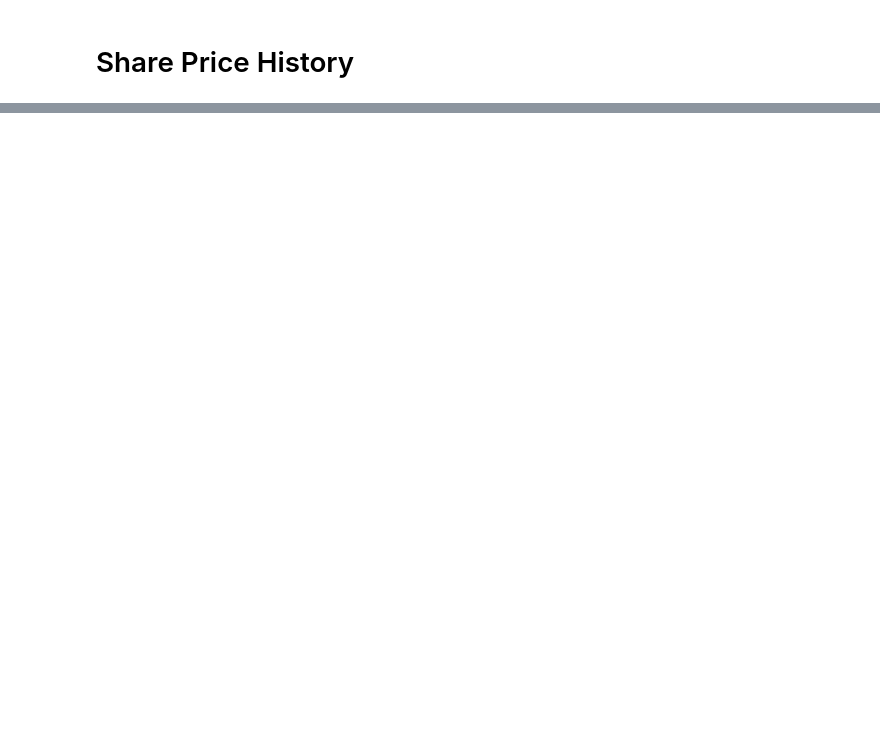
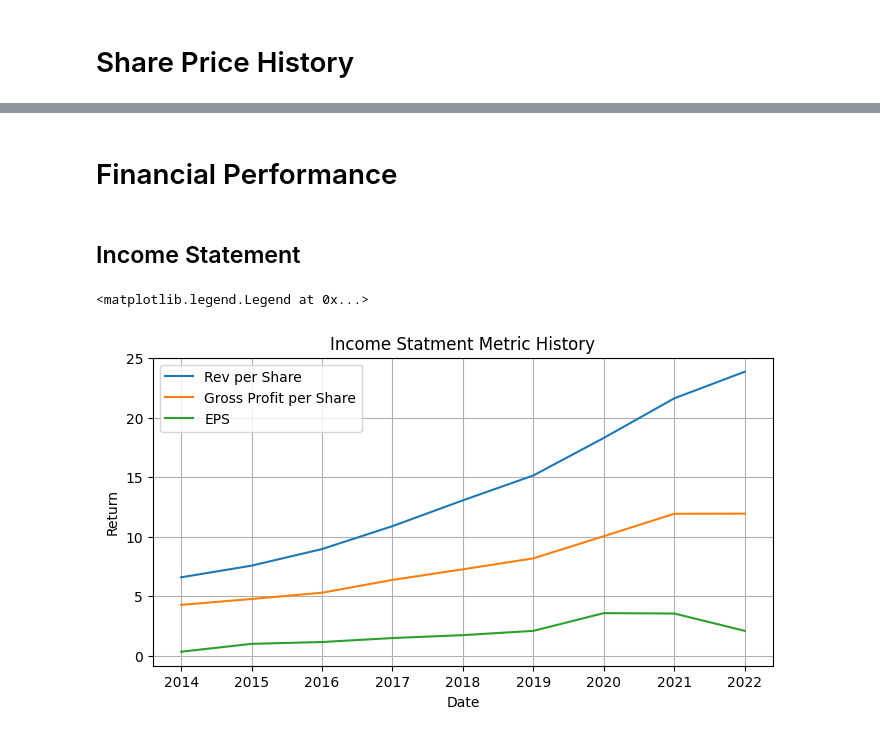
Before and after one commit to BrendanSkyLiang/brendans_bloomberg, a Jupyter notebook: notebooks/single_equity_overview.ipynb, the cells around one changed output, grey strips where cells are left out. Cells and saved outputs as stored; diff of their text form; code cells hidden in the pictures; blank space fills up the shorter version.

Commit message:
redefine statement objects

```diff
--- a/notebooks/single_equity_overview.ipynb
+++ b/notebooks/single_equity_overview.ipynb
@@ -34,0 +35,33 @@ plt.legend([str(company.profile.name[0]), "S&P Benchmark"])
+# %% [markdown]
+# Financial Performance
+# %% [markdown]
+## Income Statement
+# %%
+years_ref = [2014, 2015, 2016, 2017, 2018, 2019, 2020, 2021, 2022, 2024]
+year = []
+rev = []
+earnings = []
+grossprofit = []
+num_shares = []
+for yr in years_ref:
+    try:
+        annual_income_statement = company.get_annual_income_statement(yr)
+        year.append(annual_income_statement.calendar_year)
+        rev.append(annual_income_statement.revenue)
+        earnings.append(annual_income_statement.net_income)
+        grossprofit.append(annual_income_statement.gross_profit)
+        num_shares.append(annual_income_statement.weighted_average_shs_out)
+    except: pass
+
+plt.figure(figsize=(8, 4))  # Customize the figure size if needed
+plt.plot(year, np.array(rev)/np.array(num_shares))  # Use dates or converted values for x-axis
+plt.plot(year, np.array(grossprofit)/np.array(num_shares))
+plt.plot(year, np.array(earnings)/np.array(num_shares))
+plt.xlabel("Date")
+plt.ylabel("Return")
+plt.title("Income Statment Metric History")
+plt.grid(True)
+plt.legend(["Rev per Share", "Gross Profit per Share", "EPS"])
+# %% [output]
+<matplotlib.legend.Legend at 0x...>
+[figure, added]
```
Also changed, not shown: parts of 7 cells of this notebook, 8 other files.
